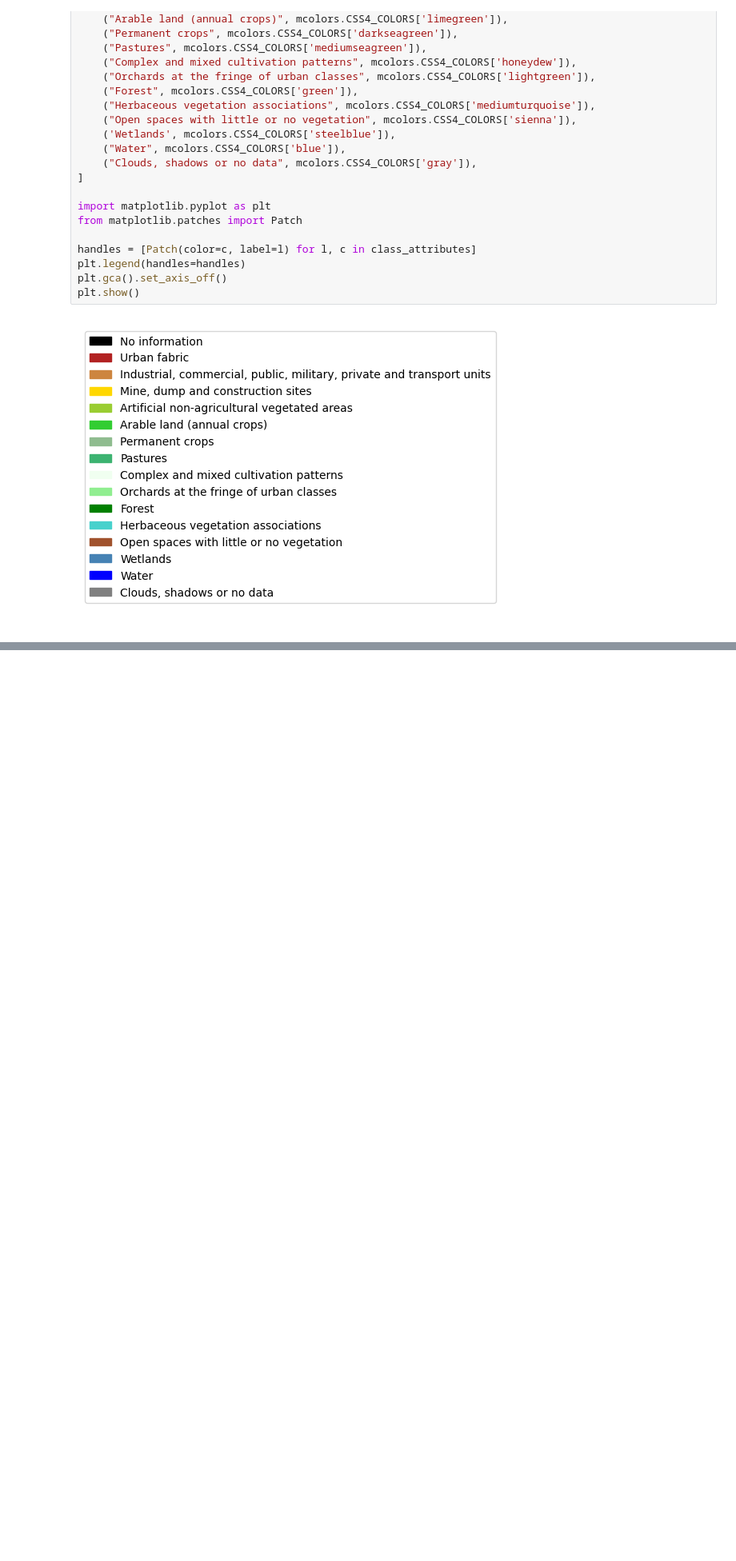
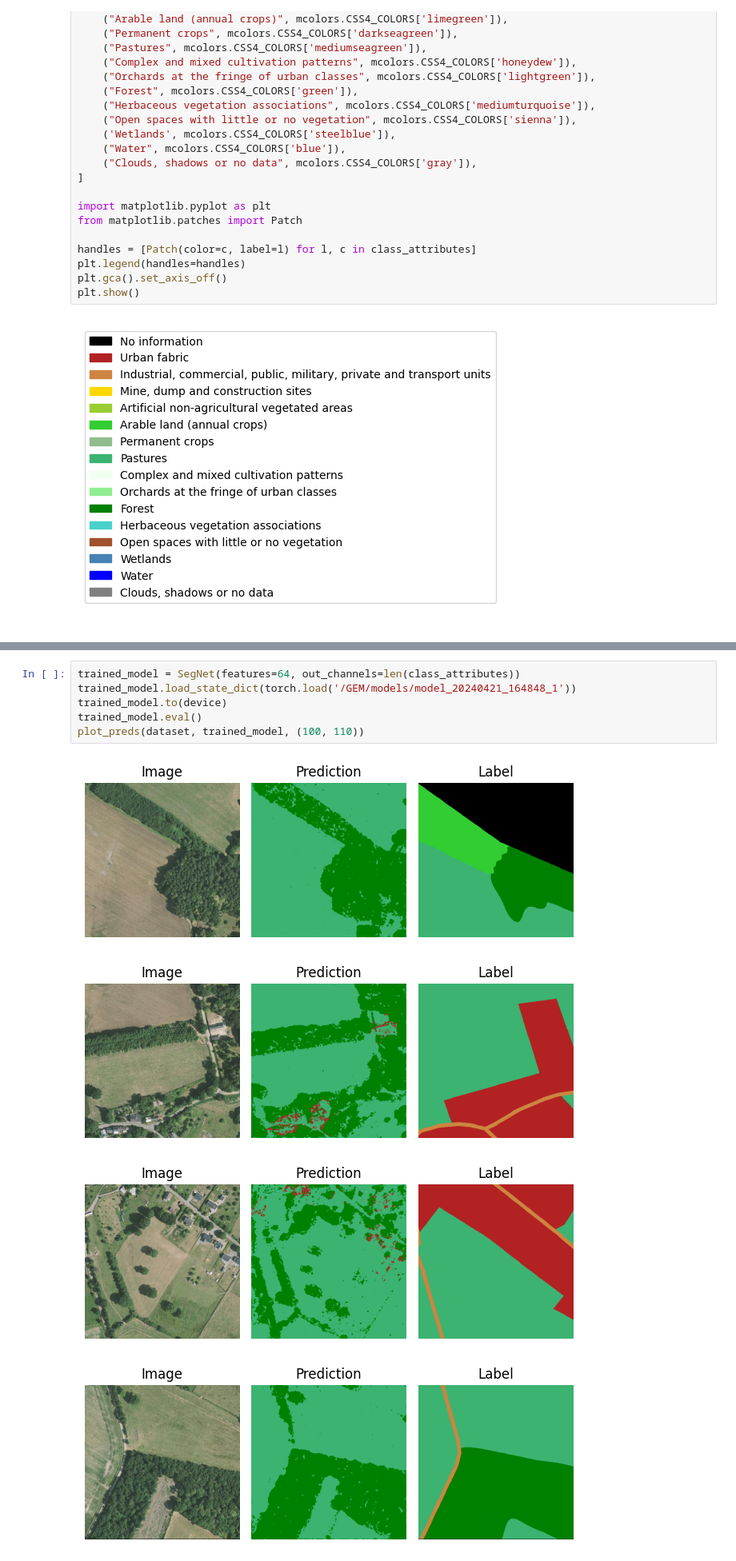
Before and after one commit to RocketFan/GEM, a Jupyter notebook: supervised.ipynb, the cells around one changed output, grey strips where cells are left out. Shown at 80% size. Saved outputs shown, nothing was run; the diff lists cells and outputs as text; blank space fills up the shorter version.

```diff
--- a/supervised.ipynb
+++ b/supervised.ipynb
@@ -159,0 +210,11 @@ for i in range(20, 30):
+# %%
+trained_model = SegNet(features=64, out_channels=len(class_attributes))
+trained_model.load_state_dict(torch.load('/GEM/models/model_20240421_164848_1'))
+trained_model.to(device)
+trained_model.eval()
+plot_preds(dataset, trained_model, (100, 110))
+# %% [output]
+[figure, added]
+[figure, added]
+[figure, added]
+[figure, added]
```
Also changed, not shown: parts of 5 cells of this notebook, 1 other file.
